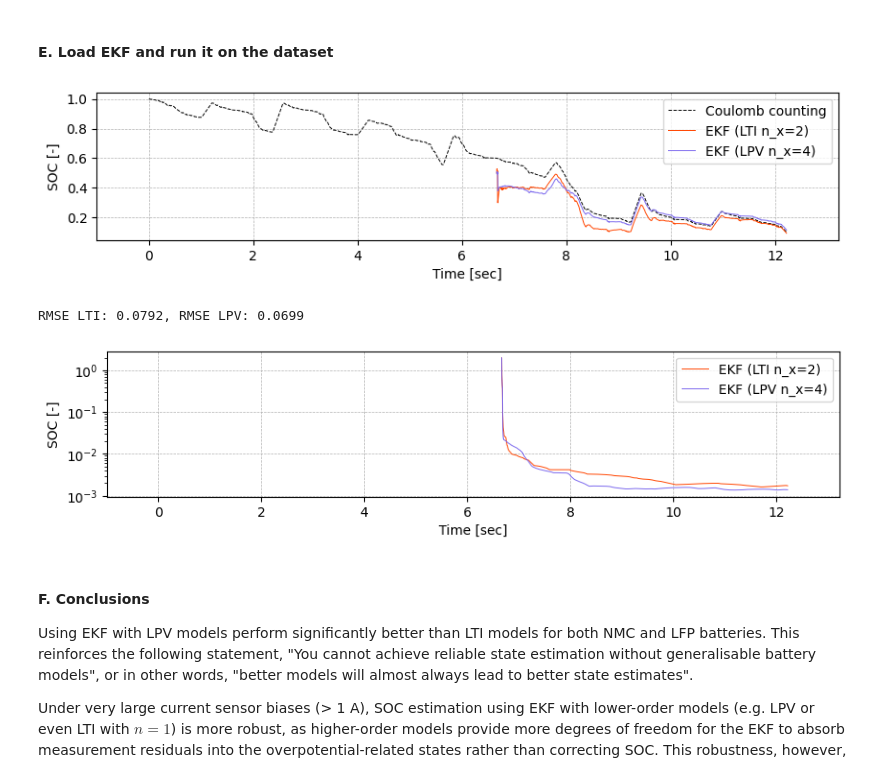
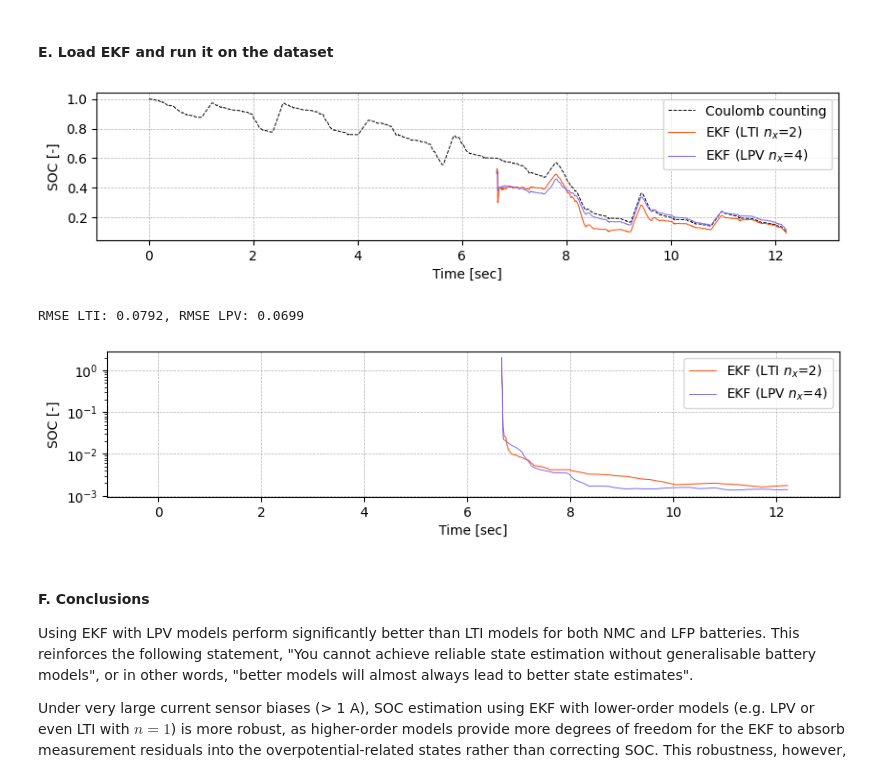
Before and after one commit to muizabdul29/PyBatterySE, a Jupyter notebook: examples/1_soc_estimation_with_ekf.ipynb, the cells around one changed output. Saved outputs shown, nothing was run; the diff lists cells and outputs as text; code cells hidden in the pictures.

```diff
--- a/examples/1_soc_estimation_with_ekf.ipynb
+++ b/examples/1_soc_estimation_with_ekf.ipynb
@@ -111,8 +109,8 @@ RMSE = 27.77 mV, MAE  = 15.84 mV
 # %% [markdown]
 #### D. Load state-space representation
 # %%
-ss_representation_lti = StateSpace(model_lti, state_components=['s', 'overpotentials'])
-ss_representation_lpv = StateSpace(model_lpv, state_components=['s', 'overpotentials'])
+ss_representation_lti = load_statespace_representation(model_lti, state_components=['s', 'overpotentials'])
+ss_representation_lpv = load_statespace_representation(model_lpv, state_components=['s', 'overpotentials'])
 # %%
 print("For LTI model")
 print_statespace_equations(ss_representation_lti)
@@ -177,9 +175,9 @@ dataset_for_soc_estimation = {
 }
 # %%
 #
-ekf = ExtendedKalmanFilter(statespace=ss_representation_lti,
-                           variance_eta_u=variance_eta_u,
-                           variance_eta_y_e=variance_eta_y_e)
+ekf = load_filter(ss_representation_lti, 'extended_kalman_filter',
+                  variance_eta_u=variance_eta_u,
+                  variance_eta_y_e=variance_eta_y_e)
 # Set initial conditions
 initial_state = np.array([ initial_soc, 0 ])
 initial_covariance = np.diag([ soc_error_covariance, overpotential_error_covariance ])
@@ -192,9 +190,9 @@ state_estimates_lti, error_covariances = ekf.run(
 soc_estimates_lti = state_estimates_lti[:, 0]
 soc_std_lti = np.sqrt(error_covariances[:, 0, 0])
 # %%
-ekf = ExtendedKalmanFilter(statespace=ss_representation_lpv,
-                           variance_eta_u=variance_eta_u,
-                           variance_eta_y_e=variance_eta_y_e)
+ekf = load_filter(ss_representation_lpv, 'extended_kalman_filter',
+                  variance_eta_u=variance_eta_u,
+                  variance_eta_y_e=variance_eta_y_e)
 
 # Set initial conditions
 initial_state = np.array([ initial_soc ] + [0] * ss_representation_lpv.model_order)
@@ -218,37 +216,37 @@ for k in range(1, len(time_values)):
 # %%
 plot_time_vs_soc(
     [(time_values, soc_true),
      (time_values[start_idx:], soc_estimates_lti),
      (time_values[start_idx:], soc_estimates_lpv)
      ],
     colors=('k', 'orangered', 'mediumslateblue'),
     linestyles=['--'],
     legends=['Coulomb counting',
-             f'EKF (LTI n_x={ss_representation_lti.state_dimension})',
-             f'EKF (LPV n_x={ss_representation_lpv.state_dimension})'],
+             f'EKF (LTI $n_x$={ss_representation_lti.state_dimension})',
+             f'EKF (LPV $n_x$={ss_representation_lpv.state_dimension})'],
     figsize=(10, 2),
     xlims=(time_values[0] - 1, time_values[-1] + 1),
 )
 #
 rmse_lti = root_mean_squared_error(soc_true[start_idx:], soc_estimates_lti)
 rmse_lpv = root_mean_squared_error(soc_true[start_idx:], soc_estimates_lpv)
 #
 print(f"RMSE LTI: {rmse_lti:.4f}, RMSE LPV: {rmse_lpv:.4f}")
 # 2*std_deviations
 plot_time_vs_soc(
     [(time_values[start_idx:], 2*soc_std_lti),
      (time_values[start_idx:], 2*soc_std_lpv)],
     colors=('orangered', 'mediumslateblue'),
-    legends=[f'EKF (LTI n_x={ss_representation_lti.state_dimension})',
-             f'EKF (LPV n_x={ss_representation_lpv.state_dimension})'],
+    legends=[f'EKF (LTI $n_x$={ss_representation_lti.state_dimension})',
+             f'EKF (LPV $n_x$={ss_representation_lpv.state_dimension})'],
     figsize=(10, 2),
     xlims=(time_values[0] - 1, time_values[-1] + 1),
     yscale='log'
 )
 # %% [output]
-[figure, old version]
+[figure, new version]
 RMSE LTI: 0.0792, RMSE LPV: 0.0699
-[figure, old version]
+[figure, new version]
 # %% [markdown]
 #### F. Conclusions
 
```
Also changed, not shown: parts of 1 cell of this notebook, 5 other files.
